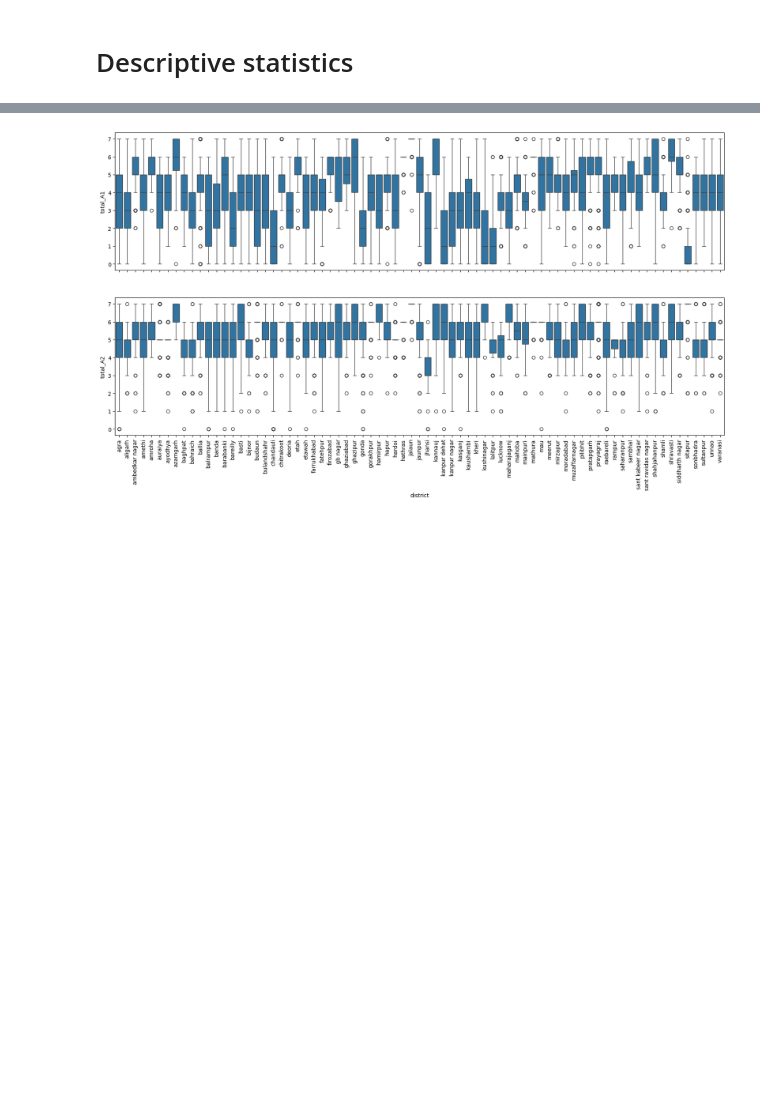
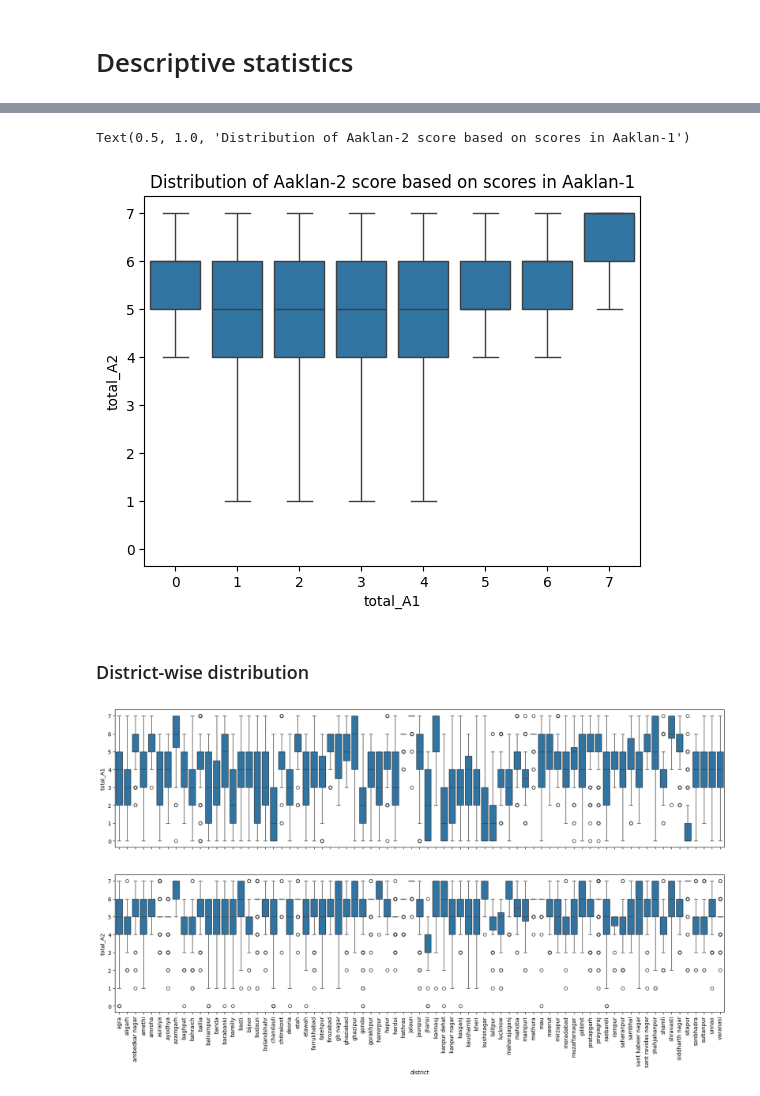
Before and after one commit to Tarunmehta004/Vidyut_Sakhi_training, a Jupyter notebook: Python implementation/Analysis 18Mar25.iPYNB, the cells around one changed output, grey strips where cells are left out. Drawn from its saved outputs; the diff is of its cells as text; code cells hidden in the pictures; blank space fills up the shorter version.

```diff
--- a/Python implementation/Analysis 18Mar25.iPYNB
+++ b/Python implementation/Analysis 18Mar25.iPYNB
@@ -100,3 +109,11 @@ plt.legend()
+# %%
+sns.boxplot(data = df_1, y = 'total_A2', x = 'total_A1', orient = 'x', fliersize=0)
+plt.title("Distribution of Aaklan-2 score based on scores in Aaklan-1")
+# %% [output]
+Text(0.5, 1.0, 'Distribution of Aaklan-2 score based on scores in Aaklan-1')
+[figure, added]
+# %% [markdown]
+### District-wise distribution
 # %%
 # Plotting district wise distribution of scores
 fig, axs = plt.subplots(nrows = 2, figsize = (20,10), sharex=True)
```
Also changed, not shown: parts of 21 cells of this notebook.
